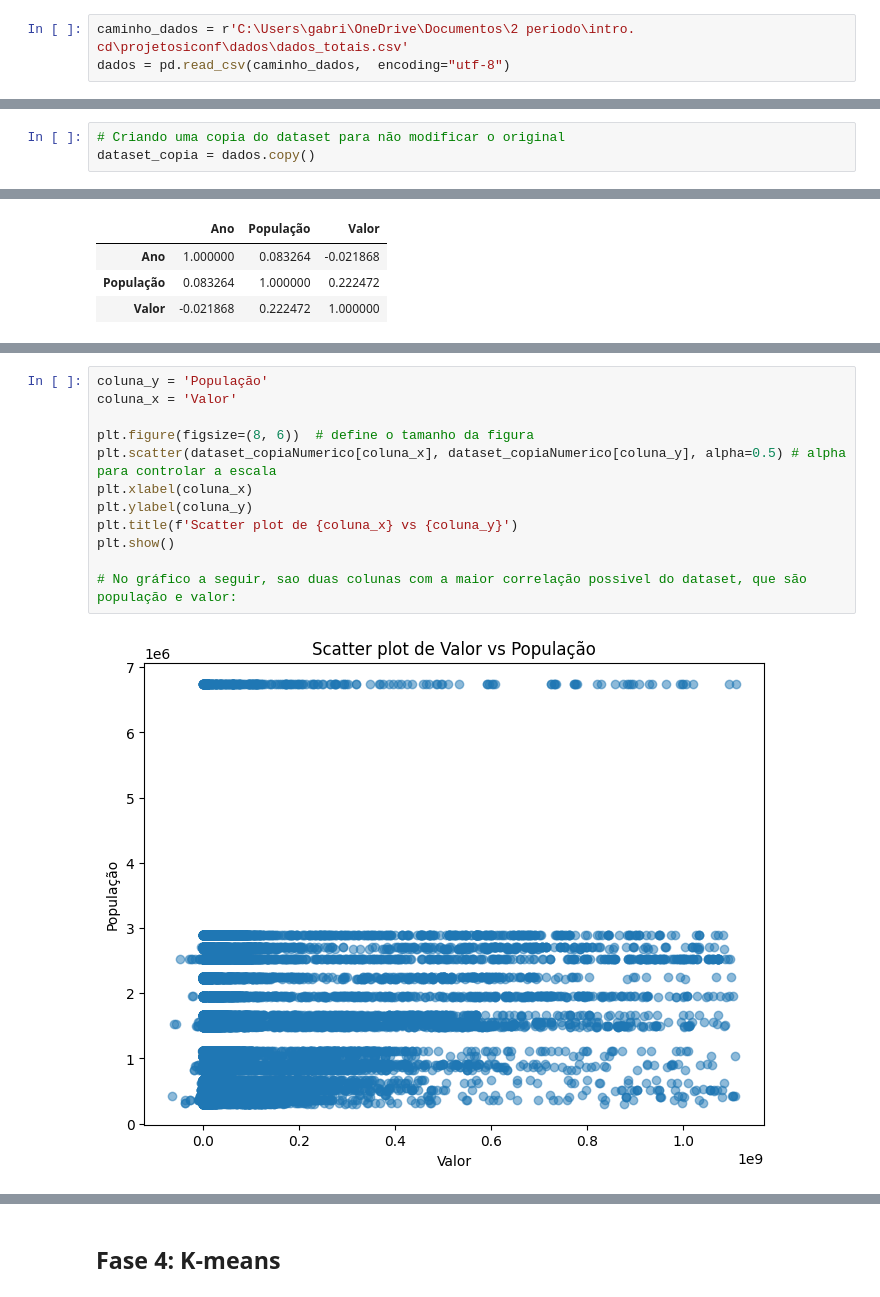
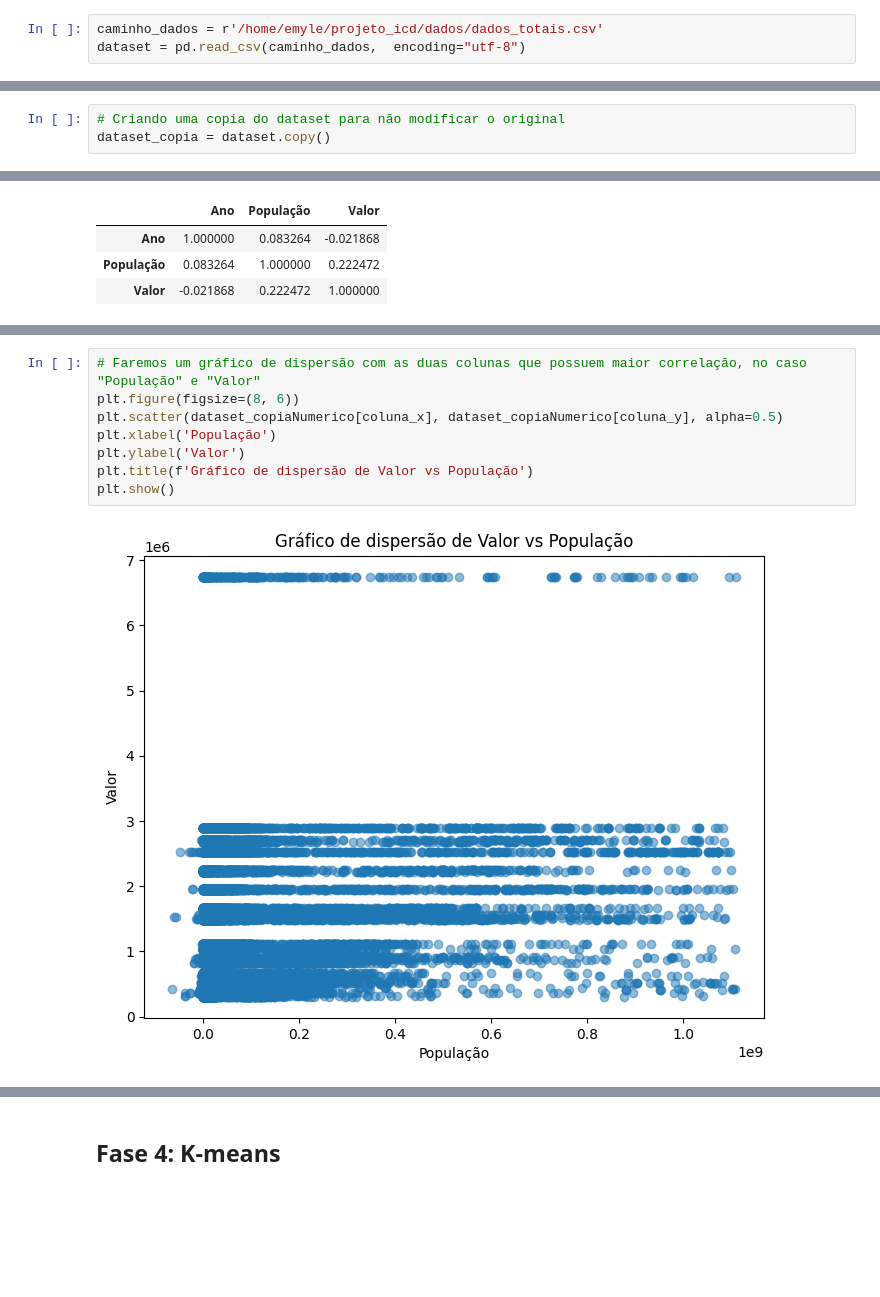
Before and after one commit to juliajgmb/projeto_icd, a Jupyter notebook: analise_inicial.ipynb, the cells around one changed output, grey strips where cells are left out. Drawn from its saved outputs; the diff is of its cells as text; blank space fills up the shorter version.

```diff
--- a/analise_inicial.ipynb
+++ b/analise_inicial.ipynb
@@ -6,5 +6,5 @@ import matplotlib.pyplot as plt
 import seaborn as sns
 import numpy as np
 # %%
-caminho_dados = r'C:\Users\gabri\OneDrive\Documentos\2 periodo\intro. cd\projetosiconf\dados\dados_totais.csv'
-dados = pd.read_csv(caminho_dados,  encoding="utf-8")
+caminho_dados = r'/home/emyle/projeto_icd/dados/dados_totais.csv'
+dataset = pd.read_csv(caminho_dados,  encoding="utf-8")
@@ -27,6 +27,6 @@ dados
 # %%
 # Criando uma copia do dataset para não modificar o original
-dataset_copia = dados.copy()
+dataset_copia = dataset.copy()
 # %% [markdown]
 ## Fase 1
 # %%
@@ -268,14 +315,10 @@ for coluna in dataset_copiaNumerico_log.columns:
 # %%
-coluna_y = 'População'
-coluna_x = 'Valor'
-
-plt.figure(figsize=(8, 6))  # define o tamanho da figura
-plt.scatter(dataset_copiaNumerico[coluna_x], dataset_copiaNumerico[coluna_y], alpha=0.5) # alpha para controlar a escala
-plt.xlabel(coluna_x)
-plt.ylabel(coluna_y)
-plt.title(f'Scatter plot de {coluna_x} vs {coluna_y}')
+# Faremos um gráfico de dispersão com as duas colunas que possuem maior correlação, no caso "População" e "Valor"
+plt.figure(figsize=(8, 6))
+plt.scatter(dataset_copiaNumerico[coluna_x], dataset_copiaNumerico[coluna_y], alpha=0.5)
+plt.xlabel('População')
+plt.ylabel('Valor')
+plt.title(f'Gráfico de dispersão de Valor vs População')
 plt.show()
-
-# No gráfico a seguir, sao duas colunas com a maior correlação possivel do dataset, que são população e valor:
 # %% [output]
-[figure, old version]
+[figure, new version]
```
Also changed, not shown: parts of 24 cells of this notebook.
